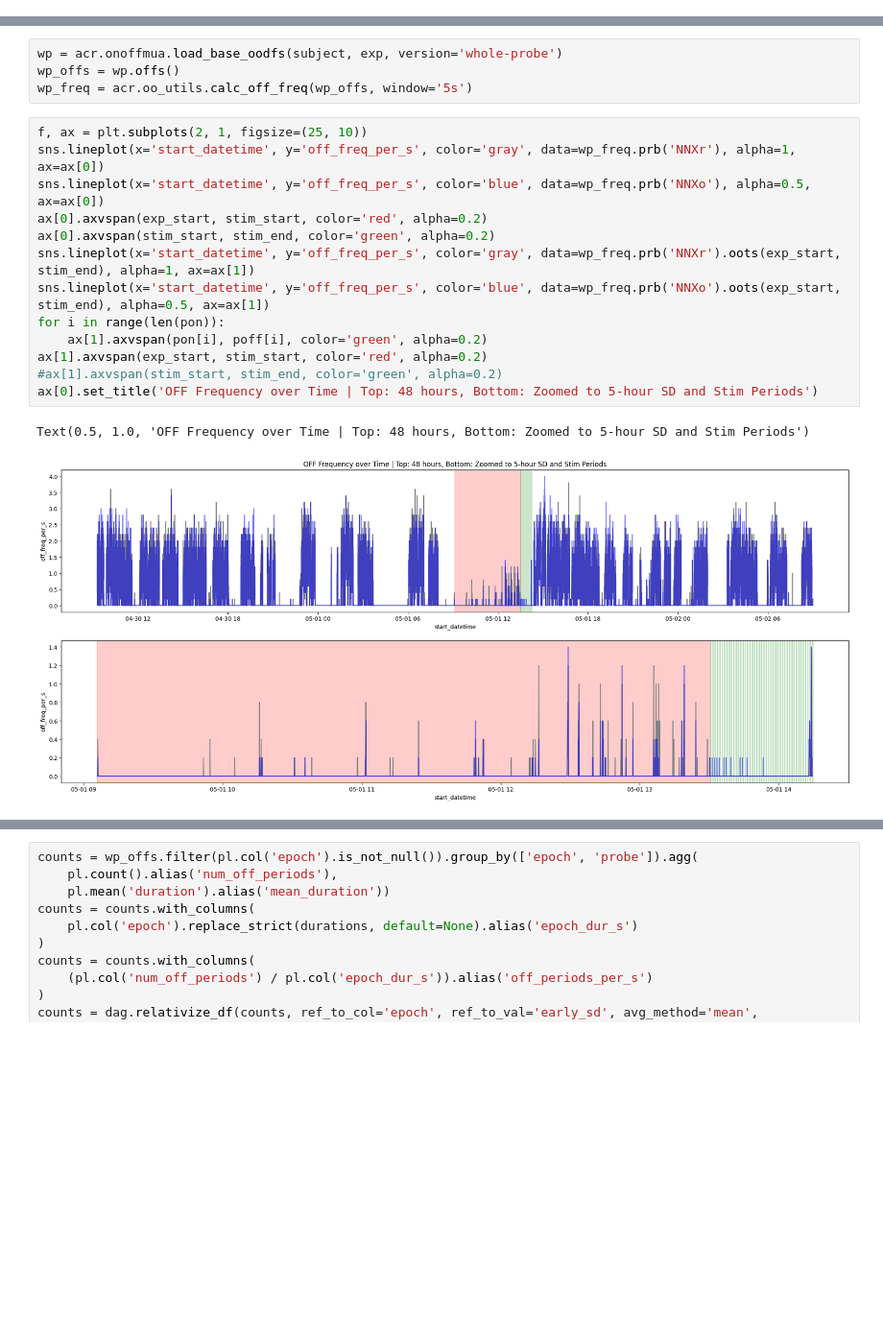
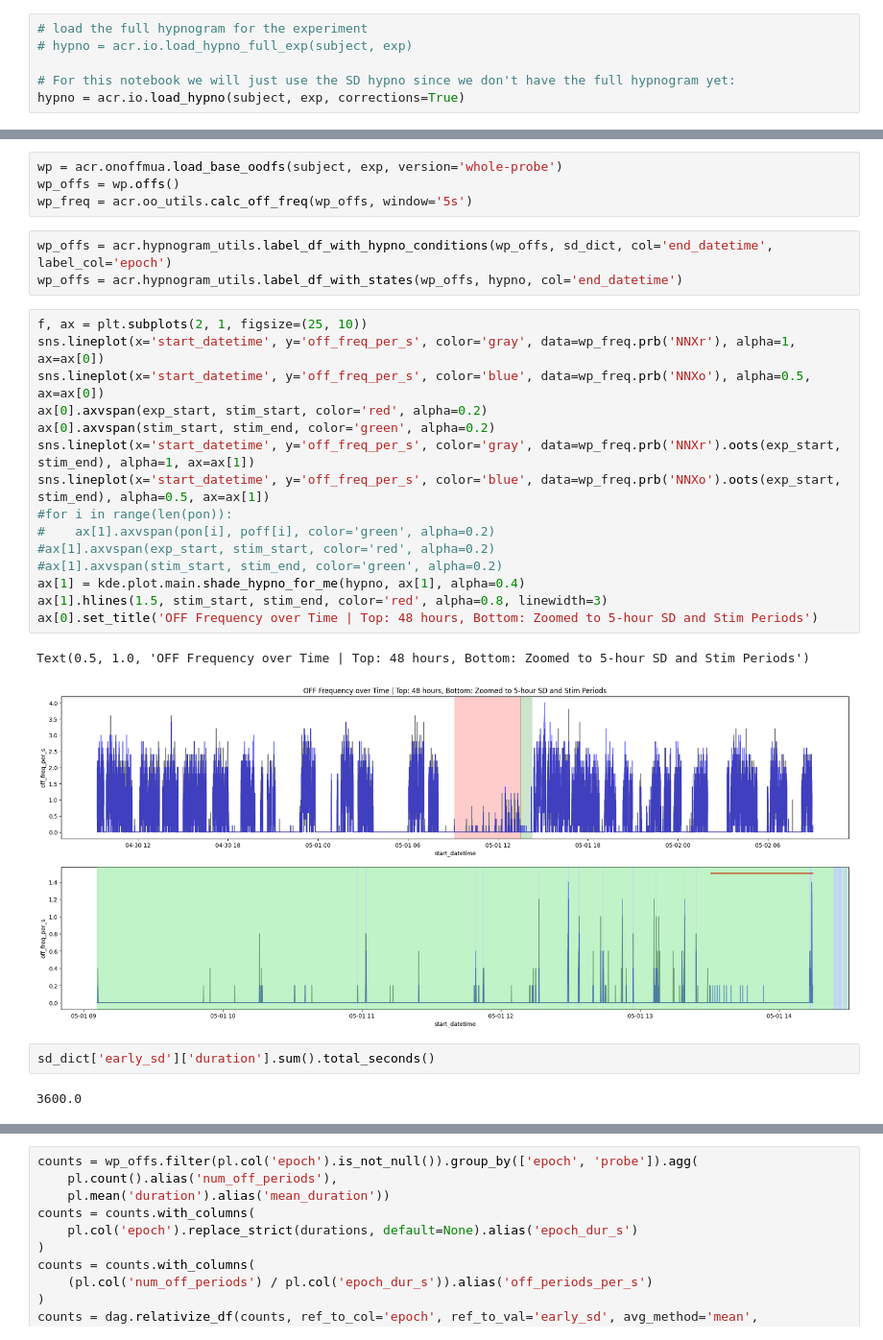
Before and after one commit to kortdriessen/acr, a Jupyter notebook: martinotti_analyses/mart_inhibition.ipynb, the cells around one changed output, grey strips where cells are left out. Shown at 96% size. Saved outputs shown, nothing was run; the diff lists cells and outputs as text; blank space fills up the shorter version.

```diff
--- a/martinotti_analyses/mart_inhibition.ipynb
+++ b/martinotti_analyses/mart_inhibition.ipynb
@@ -38,6 +42,12 @@ exp = 'mart'
 recs = acr.info_pipeline.get_exp_recs(subject, exp)
 # Load the Full Exp field potentials
 lfp = acr.io.load_concat_raw_data(subject, recs)
+# %%
+# load the full hypnogram for the experiment
+# hypno = acr.io.load_hypno_full_exp(subject, exp)
+
+# For this notebook we will just use the SD hypno since we don't have the full hypnogram yet:
+hypno = acr.io.load_hypno(subject, exp, corrections=True)
 # %%
 # load the MUA data
 mua = acr.mua.load_concat_peaks_df(subject, exp)
@@ -84,22 +102,31 @@ Here we use the canonical OFF period definition, where there must be at least 50
 wp = acr.onoffmua.load_base_oodfs(subject, exp, version='whole-probe')
 wp_offs = wp.offs()
 wp_freq = acr.oo_utils.calc_off_freq(wp_offs, window='5s')
+# %%
+wp_offs = acr.hypnogram_utils.label_df_with_hypno_conditions(wp_offs, sd_dict, col='end_datetime', label_col='epoch')
+wp_offs = acr.hypnogram_utils.label_df_with_states(wp_offs, hypno, col='end_datetime')
 # %%
 f, ax = plt.subplots(2, 1, figsize=(25, 10))
 sns.lineplot(x='start_datetime', y='off_freq_per_s', color='gray', data=wp_freq.prb('NNXr'), alpha=1, ax=ax[0])
 sns.lineplot(x='start_datetime', y='off_freq_per_s', color='blue', data=wp_freq.prb('NNXo'), alpha=0.5, ax=ax[0])
 ax[0].axvspan(exp_start, stim_start, color='red', alpha=0.2)
 ax[0].axvspan(stim_start, stim_end, color='green', alpha=0.2)
 sns.lineplot(x='start_datetime', y='off_freq_per_s', color='gray', data=wp_freq.prb('NNXr').oots(exp_start, stim_end), alpha=1, ax=ax[1])
 sns.lineplot(x='start_datetime', y='off_freq_per_s', color='blue', data=wp_freq.prb('NNXo').oots(exp_start, stim_end), alpha=0.5, ax=ax[1])
-for i in range(len(pon)):
-    ax[1].axvspan(pon[i], poff[i], color='green', alpha=0.2)
-ax[1].axvspan(exp_start, stim_start, color='red', alpha=0.2)
+#for i in range(len(pon)):
+#    ax[1].axvspan(pon[i], poff[i], color='green', alpha=0.2)
+#ax[1].axvspan(exp_start, stim_start, color='red', alpha=0.2)
 #ax[1].axvspan(stim_start, stim_end, color='green', alpha=0.2)
+ax[1] = kde.plot.main.shade_hypno_for_me(hypno, ax[1], alpha=0.4)
+ax[1].hlines(1.5, stim_start, stim_end, color='red', alpha=0.8, linewidth=3)
 ax[0].set_title('OFF Frequency over Time | Top: 48 hours, Bottom: Zoomed to 5-hour SD and Stim Periods')
 # %% [output]
 Text(0.5, 1.0, 'OFF Frequency over Time | Top: 48 hours, Bottom: Zoomed to 5-hour SD and Stim Periods')
-[figure, old version]
+[figure, new version]
+# %%
+sd_dict['early_sd']['duration'].sum().total_seconds()
+# %% [output]
+3600.0
 # %%
 early_sd_period = (exp_start, exp_start + pd.Timedelta(minutes=60))
 late_sd_period = (stim_start-pd.Timedelta(minutes=60), stim_start)
```
Also changed, not shown: parts of 31 cells of this notebook, 2 other files.
